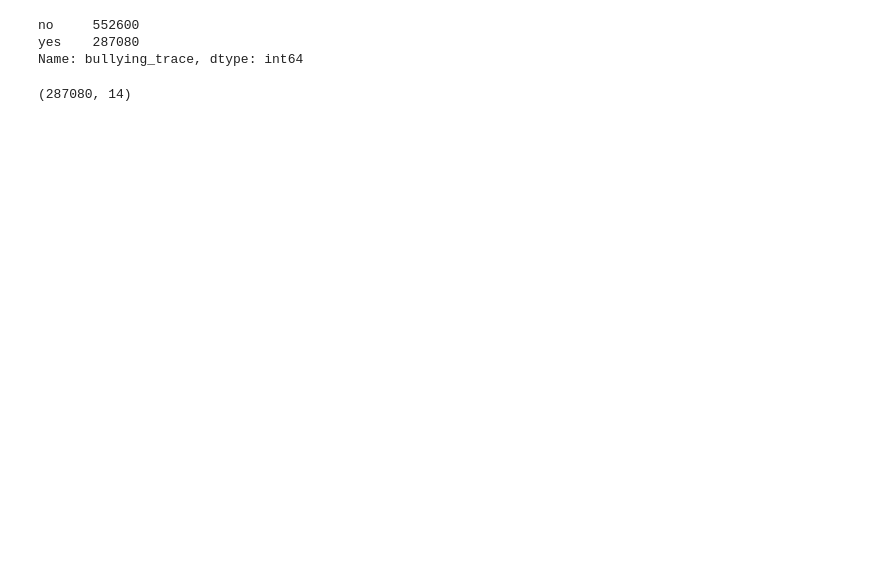
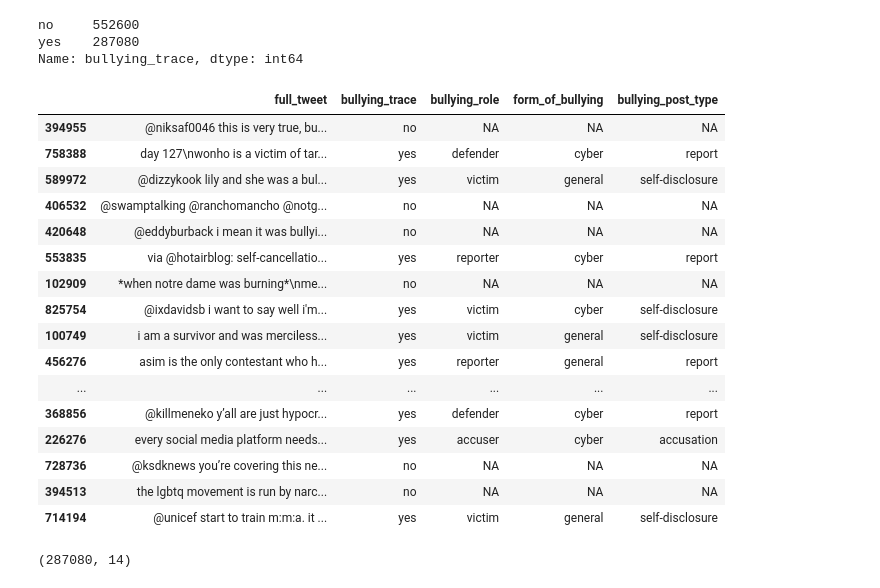
Before and after one commit to nitimkc/cyberbullying, a Jupyter notebook: jupyter/final_data_analysis.ipynb, the cells around one changed output. Drawn from its saved outputs; the diff is of its cells as text; code cells hidden in the pictures; blank space fills up the shorter version.

```diff
--- a/jupyter/final_data_analysis.ipynb
+++ b/jupyter/final_data_analysis.ipynb
@@ -0,0 +267,17 @@
+# %%
+from pathlib import Path
+import pandas as pd
+import os
+
+
+# ROOT = Path('C:\\Users\\niti.mishra\\Documents\\Personal\\cyberbullying\\') # windows
+ROOT = Path('/Users/peaceforlives/Documents/Projects/cyberbullying/')         # mac
+CORPUS = Path.joinpath(ROOT, 'data', 'labelled_tweets', 'ab')
+DOC_PATTERN = r'.*\.json'
+target = 'bullying_trace'
+
+corpus = TweetsCorpusReader(CORPUS.__str__(), DOC_PATTERN, bullying_trace=target)
+X = pd.DataFrame(corpus.strings())
+X['y'] = list(corpus.fields(target))
+pd.options.display.max_colwidth = 5000
+X.head()
@@ -6,8 +300,9 @@ import os
 
 import matplotlib.pyplot as plt
 # %%
-PATH = r'/Users/peaceforlives/Documents/Projects/cyberbullying/final_classification/'
+PATH = r'/Users/peaceforlives/Documents/Projects/cyberbullying/final_classification/results/'
 data = pd.read_pickle(PATH+'data_docs.pkl')
 data.drop('source', axis=1, inplace=True)
-data.head()
+data.loc[data['bullying_trace']=='no', ['bullying_role', 'form_of_bullying', 'bullying_post_type']] = 'NA'
+data.shape
 # %% [output]
@@ -23,6 +313,30 @@ data['bullying_trace'].value_counts()
 no     552600
 yes    287080
 Name: bullying_trace, dtype: int64
+# %%
+cols = ['full_tweet', 'bullying_trace', 'bullying_role', 'form_of_bullying', 'bullying_post_type']
+df = data[cols]
+df = df.sample(frac=1)
+pd.options.display.max_colwidth = 5000
+df.head(50)
+# %% [output]
+|  | full_tweet | bullying_trace | bullying_role | form_of_bullying | bullying_post_type |
+| 394955 | @niksaf0046 this is very true, bu... | no | NA | NA | NA |
+| 758388 | day 127\nwonho is a victim of tar... | yes | defender | cyber | report |
+| 589972 | @dizzykook lily and she was a bul... | yes | victim | general | self-disclosure |
+| 406532 | @swamptalking @ranchomancho @notg... | no | NA | NA | NA |
+| 420648 | @eddyburback i mean it was bullyi... | no | NA | NA | NA |
+| 553835 | via @hotairblog: self-cancellatio... | yes | reporter | cyber | report |
+| 102909 | *when notre dame was burning*\nme... | no | NA | NA | NA |
+| 825754 | @ixdavidsb i want to say well i'm... | yes | victim | cyber | self-disclosure |
+| 100749 | i am a survivor and was merciless... | yes | victim | general | self-disclosure |
+| 456276 | asim is the only contestant who h... | yes | reporter | general | report |
+| ... | ... | ... | ... | ... | ... |
+| 368856 | @killmeneko y’all are just hypocr... | yes | defender | cyber | report |
+| 226276 | every social media platform needs... | yes | accuser | cyber | accusation |
+| 728736 | @ksdknews you’re covering this ne... | no | NA | NA | NA |
+| 394513 | the lgbtq movement is run by narc... | no | NA | NA | NA |
+| 714194 | @unicef start to train m:m:a. it ... | yes | victim | general | self-disclosure |
 # %%
 b_trace = data[data['bullying_trace']=='yes']
 b_trace.shape
```
Also changed, not shown: parts of 5 cells of this notebook, 37 other files.
